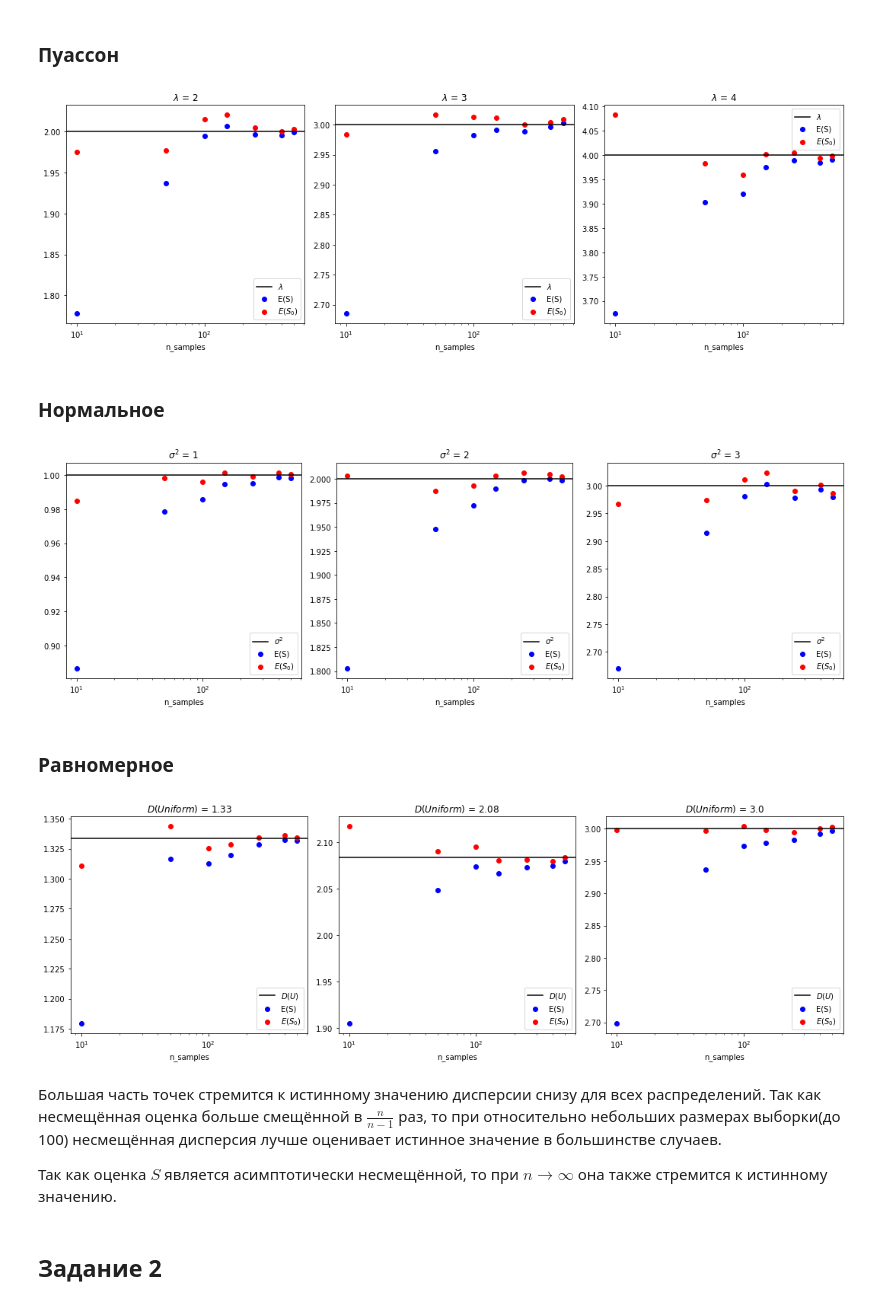
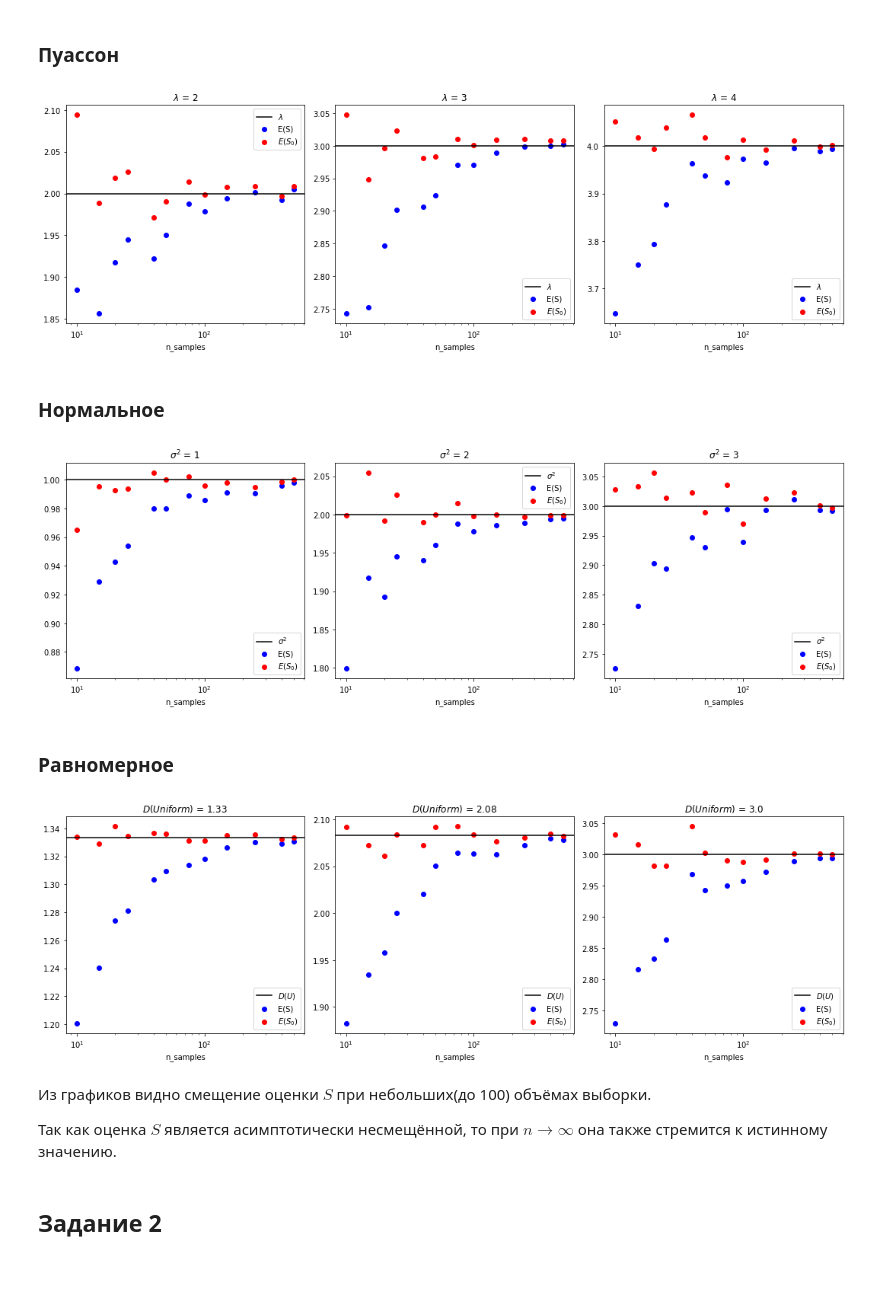
Before and after one commit to Alexoflife/Bioinf_stat, a Jupyter notebook: MHW1_Petrov_var7.ipynb, the cells around one changed output. Cells and saved outputs as stored; diff of their text form; code cells hidden in the pictures; blank space fills up the shorter version.

```diff
--- a/MHW1_Petrov_var7.ipynb
+++ b/MHW1_Petrov_var7.ipynb
@@ -20,35 +20,35 @@ plt.figure(figsize=(15, 5))
 plt.tight_layout()
 ind = 1
 for Lambda in tqdm.tqdm(range(2, 5, 1)):
-    n_samples = [10, 50, 100, 150, 250, 400, 500]
+    n_samples = [10, 15, 20, 25, 40, 50, 75, 100, 150, 250, 400, 500]
     S_n = []
     S_0_n = []
     y = []
     y_0 = []
     for n in n_samples:
         for i in range(1000):
             X = np.random.poisson(Lambda, n)
             S = sum((x-np.mean(X))**2 for x in X)
             S_0 = S/(n-1)
             S /= n
             S_n.append(S)
             S_0_n.append(S_0)
         y.append(np.mean(S_n))
         y_0.append(np.mean(S_0_n))
         S_n, S_0_n = [], []
     plt.subplot(1, 3, ind)
     ind += 1
     plt.tight_layout()
     plt.axhline(y=Lambda, color='k', label='$\lambda$')
     plt.scatter(n_samples, y, color='b', label='E(S)')
     plt.scatter(n_samples, y_0, color='r', label='$E(S_0)$')
     plt.xscale('log')
     plt.xlabel('n_samples')
     plt.title('$\lambda$ = ' + str(Lambda))
     plt.legend()
 plt.show()
 # %% [output]
-[figure, old version]
+[figure, new version]
 # %% [markdown]
 ### Нормальное
 # %%
@@ -56,7 +56,7 @@ plt.figure(figsize=(15, 5))
 plt.tight_layout()
 ind = 1
 for var in tqdm.tqdm([1, 2, 3]):
-    n_samples = [10, 50, 100, 150, 250, 400, 500]
+    n_samples = [10, 15, 20, 25, 40, 50, 75, 100, 150, 250, 400, 500]
     S_n = []
     S_0_n = []
     y = []
@@ -84,7 +84,7 @@ for var in tqdm.tqdm([1, 2, 3]):
     plt.legend()
 plt.show()
 # %% [output]
-[figure, old version]
+[figure, new version]
 # %% [markdown]
 ### Равномерное
 # %%
@@ -92,7 +92,7 @@ plt.figure(figsize=(15, 5))
 plt.tight_layout()
 ind = 1
 for high in tqdm.tqdm([4, 5, 6]):
-    n_samples = [10, 50, 100, 150, 250, 400, 500]
+    n_samples = [10, 15, 20, 25, 40, 50, 75, 100, 150, 250, 400, 500]
     S_n = []
     S_0_n = []
     y = []
@@ -120,9 +120,9 @@ for high in tqdm.tqdm([4, 5, 6]):
     plt.legend()
 plt.show()
 # %% [output]
-[figure, old version]
+[figure, new version]
 # %% [markdown]
-Большая часть точек стремится к истинному значению дисперсии снизу для всех распределений. Так как несмещённая оценка больше смещённой в $\frac{n}{n-1}$ раз, то при относительно небольших размерах выборки(до 100) несмещённая дисперсия лучше оценивает истинное значение в большинстве случаев.
+Из графиков видно смещение оценки $S$ при небольших(до 100) объёмах выборки.
 
 Так как оценка $S$ является асимптотически несмещённой, то при $n\to\infty$ она также стремится к истинному значению.
 # %% [markdown]
```
Also changed, not shown: parts of 1 cell of this notebook.
